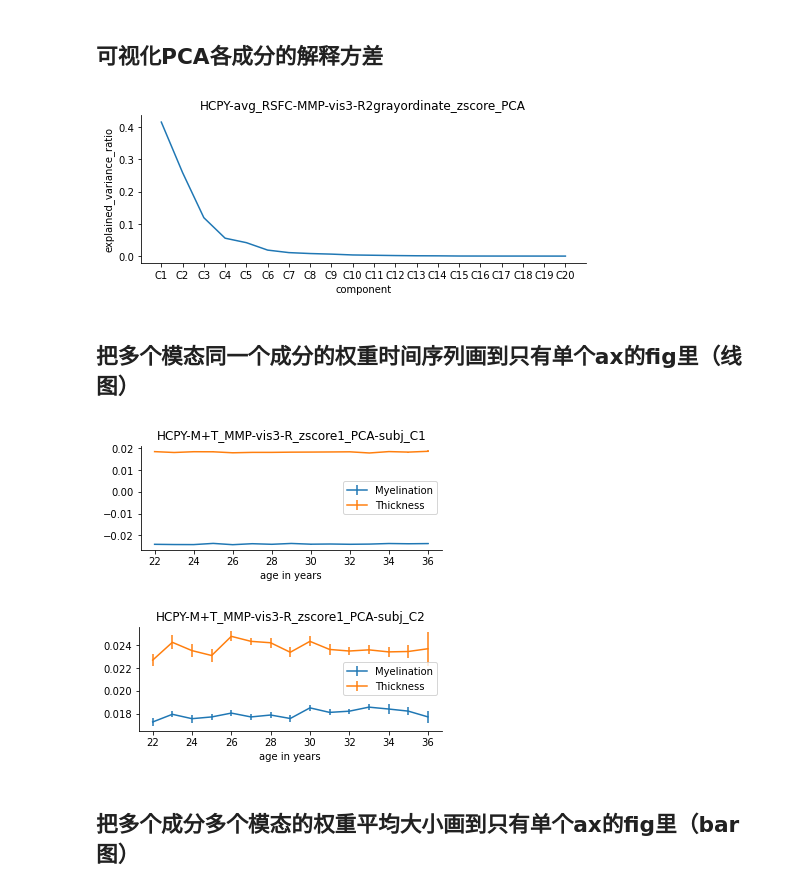
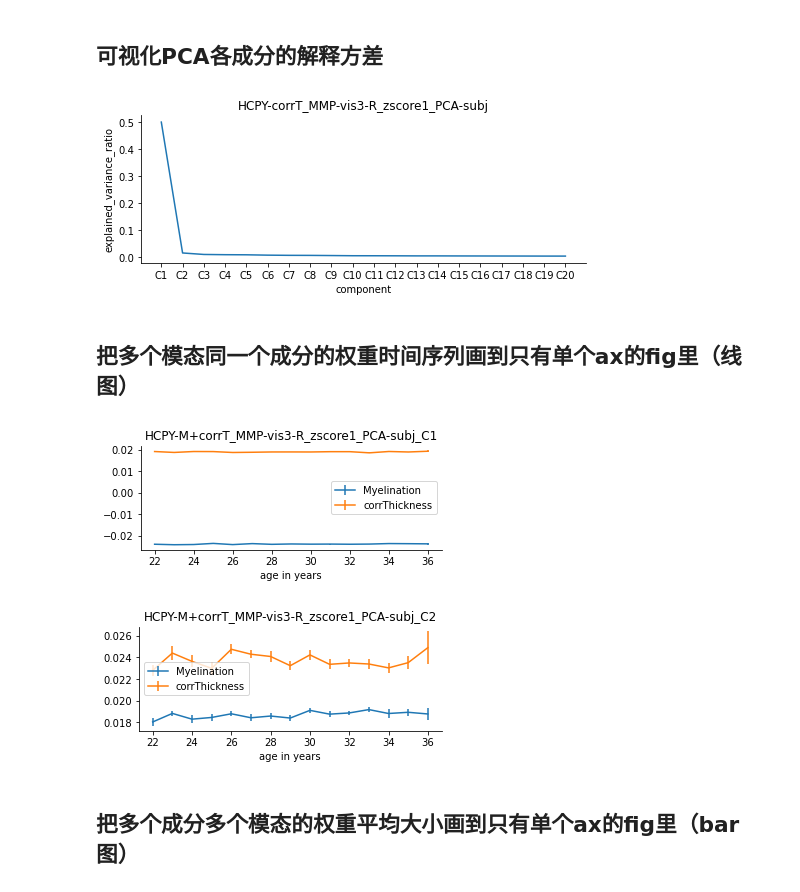
Before and after one commit to BNUCNL/nibrain, a Jupyter notebook: cxy_visual_dev/scripts/plot_line_bar.ipynb, the cells around one changed output. Drawn from its saved outputs; the diff is of its cells as text; code cells hidden in the pictures.

```diff
--- a/cxy_visual_dev/scripts/plot_line_bar.ipynb
+++ b/cxy_visual_dev/scripts/plot_line_bar.ipynb
@@ -1035,7 +1105,7 @@ plot_bar(np.array(df['modularity']), figsize=(12, 3) ,fc_ec_flag=True, fc=('w',)
 ## 可视化PCA各成分的解释方差
 # %%
 # settings
-fname = 'HCPY-avg_RSFC-MMP-vis3-R2grayordinate_zscore_PCA'
+fname = 'HCPY-corrT_MMP-vis3-R_zscore1_PCA-subj'
 components = 'all'
 out_file = pjoin(work_dir, f'{fname}.jpg')
 # out_file = 'show'
@@ -1043,66 +1113,61 @@ out_file = pjoin(work_dir, f'{fname}.jpg')
 # start
 data = pkl.load(open(pjoin(anal_dir, f'decomposition/{fname}.pkl'), 'rb'))
 if components == 'all':
-    components = np.arange(data.n_components) + 1
+    components = np.arange(1, data.n_components + 1)
 else:
     components = np.array(components)
 plot_line(
     y=data.explained_variance_ratio_[components - 1], n_row=1, n_col=1, figsize=(7, 3),
     yerr=None, x=None, label=None, color=None, mode=out_file, xlabel='component',
     xtick=None, xticklabel=tuple(f'C{i}' for i in components), rotate_xticklabel=False,
-    ylabel='explained_variance_ratio', ylim=None, title=fname
-)
+    ylabel='explained_variance_ratio', ylim=None, title=fname)
 # %% [output]
-[figure, old version]
+[figure, new version]
 # %% [markdown]
 ## 把多个模态同一个成分的权重时间序列画到只有单个ax的fig里（线图）
 # %%
 # settings
 zscore_flag = False
-fnames = [
-    'HCPY-M+T_MMP-vis3-R_zscore1_PCA-subj_M.csv',
-    'HCPY-M+T_MMP-vis3-R_zscore1_PCA-subj_T.csv'
-]
-labels = ('Myelination', 'Thickness')
+fname = 'HCPY-M+corrT_MMP-vis3-R_zscore1_PCA-subj'
+fpaths = [f'{fname}_M.csv', f'{fname}_corrT.csv']
+labels = ('Myelination', 'corrThickness')
 cols = ['C1', 'C2']
 key_groups_list = [[['0-C1', '1-C1']], [['0-C2', '1-C2']]]
-titles = [
-    'HCPY-M+T_MMP-vis3-R_zscore1_PCA-subj_C1',
-    'HCPY-M+T_MMP-vis3-R_zscore1_PCA-subj_C2'
-]
+titles = [f'{fname}_C1', f'{fname}_C2']
+info_file = pjoin(proj_dir, 'data/HCP/HCPY_SubjInfo.csv')
 out_files = [
-    pjoin(work_dir, 'HCPY-M+T_MMP-vis3-R_zscore1_PCA-subj_C1.jpg'),
-    pjoin(work_dir, 'HCPY-M+T_MMP-vis3-R_zscore1_PCA-subj_C2.jpg')
-]
+    pjoin(work_dir, f'{fname}_C1.jpg'),
+    pjoin(work_dir, f'{fname}_C2.jpg')]
 # out_files = ['show', 'show']
 
+# load
 age_name = 'age in years'
-ages = pd.read_csv(dataset_name2info['HCPY'])[age_name]
+ages = pd.read_csv(info_file)[age_name]
 ages_uniq = np.unique(ages).tolist()
 ages_uniq.remove(37)
 ages_uniq = np.array(ages_uniq)
 
 # start
 data = []
 row_names = []
-for f_idx, fname in enumerate(fnames):
-    df = pd.read_csv(pjoin(anal_dir, f'decomposition/{fname}'))
+for f_idx, fpath in enumerate(fpaths):
+    df = pd.read_csv(pjoin(anal_dir, f'decomposition/{fpath}'))
     data.append(np.array(df[cols]).T)
     row_names.extend([f'{f_idx}-{col}' for col in cols])
 data = np.concatenate(data, 0)
 y_dict, yerr_dict = summary_across_col_by_mask(
     data=data, mask=ages, values=ages_uniq, metrics=['mean', 'sem'],
     tol_size=10, nan_mode=False, row_names=row_names, zscore_flag=zscore_flag, out_dict=True
 )
 for i, key_groups in enumerate(key_groups_list):
     y = prepare_y_bar_line(y_dict, key_groups)
     yerr = prepare_y_bar_line(yerr_dict, key_groups)
     plot_line(y, n_row=1, n_col=1, figsize=(5, 2.4), yerr=yerr, x=ages_uniq,
               label=labels, color=None, mode=out_files[i], xlabel=age_name, xtick=None,
               xticklabel=None, rotate_xticklabel=False, ylabel=None, ylim=None, title=titles[i])
 # %% [output]
-[figure, old version]
+[figure, new version]
-[figure, old version]
+[figure, new version]
 # %% [markdown]
 ## 把多个成分多个模态的权重平均大小画到只有单个ax的fig里（bar图）
 # %%
```
Also changed, not shown: parts of 7 cells of this notebook, 7 other files.
